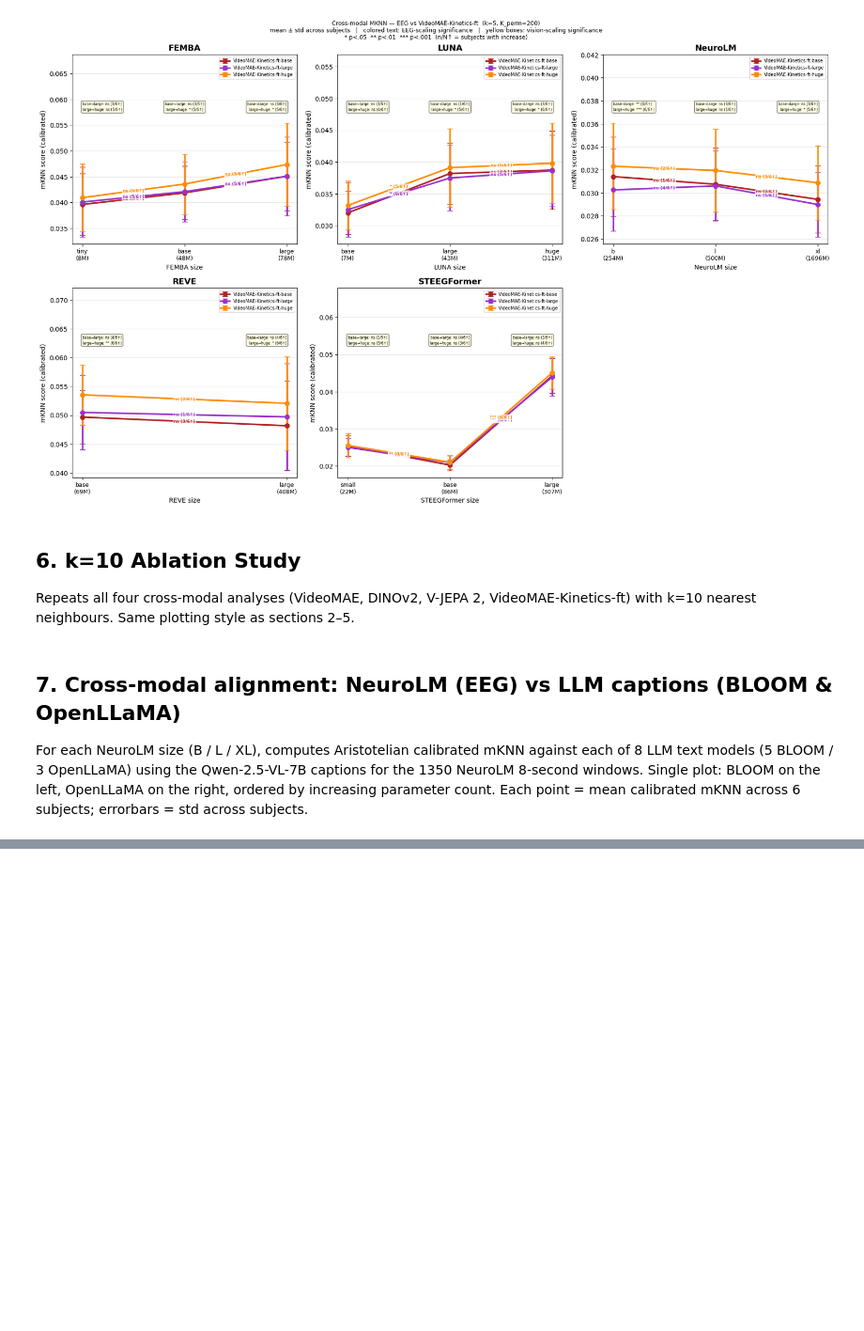
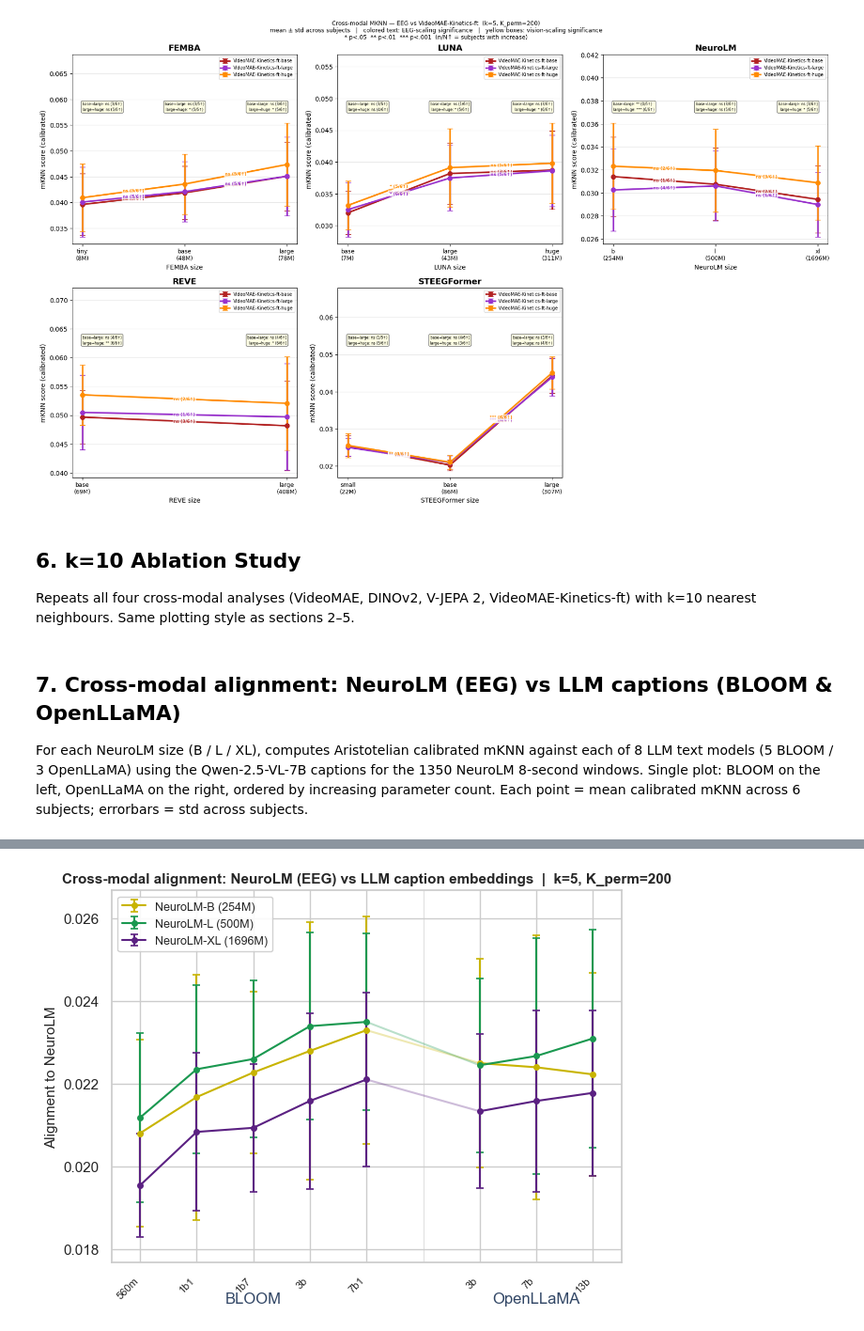
Before and after one commit to nwaehner/platonic-brain, a Jupyter notebook: notebooks/analyze_mknn_hf.ipynb, the cells around one changed output, grey strips where cells are left out. Shown at 94% size. Saved outputs shown, nothing was run; the diff lists cells and outputs as text; code cells hidden in the pictures; blank space fills up the shorter version.

```diff
--- a/notebooks/analyze_mknn_hf.ipynb
+++ b/notebooks/analyze_mknn_hf.ipynb
@@ -718,65 +707,101 @@ sns.set_theme(style='whitegrid')
 def plot_llm_alignment(cross_data, bloom_stems, ollama_stems,
                        ylabel='Alignment to NeuroLM', title=''):
     """
-    Aristotelian-paper style LLM alignment plot:
-      • Circles + solid lines = mean calibrated mKNN across subjects
-      • Diamonds (no line)    = individual subject scores
-      • X-ticks: family name on every tick, one-tick gap between families
+    Aristotelian-paper style LLM alignment plot (mirrors _render_alignment_by_family):
+      • Solid lines + errorbars within each model family
+      • Transparent connecting line (alpha=0.3) between BLOOM → OpenLLaMA
+      • Tight ylim with 8% padding; square-ish figure
+      • Size labels on x-ticks, family names via annotate below
+      • Vertical separator between families
     """
     neuro_sizes = EEG['neurolm']['sizes']           # ['b', 'l', 'xl']
     colors      = {'b': '#c8b400', 'l': '#1a9850', 'xl': '#5b2182'}
-    labels      = {sz: f'NeuroLM-{sz.upper()} ({PARAMS["neurolm"][sz]}M)'
+    size_labels = {sz: 'NeuroLM-' + sz.upper() + ' (' + str(PARAMS['neurolm'][sz]) + 'M)'
                    for sz in neuro_sizes}
 
-    # X positions: BLOOM at 0-4, gap at 5, OpenLLaMA at 6-8
-    bloom_x   = np.arange(len(bloom_stems))                          # 0..4
-    ollama_x  = np.arange(len(bloom_stems) + 1,
-                           len(bloom_stems) + 1 + len(ollama_stems)) # 6..8
-    x_all     = np.concatenate([bloom_x, ollama_x])
+    # X positions: BLOOM at 0..4, gap at 5, OpenLLaMA at 6..8
+    bloom_x  = np.arange(len(bloom_stems))
+    ollama_x = np.arange(len(bloom_stems) + 1,
+                          len(bloom_stems) + 1 + len(ollama_stems))
+    x_all    = np.concatenate([bloom_x, ollama_x])
     all_stems = bloom_stems + ollama_stems
 
+    # (stem_slice_start, stem_slice_end, x_positions)
+    family_ranges = [
+        (0,               len(bloom_stems),  bloom_x),
+        (len(bloom_stems), len(all_stems),   ollama_x),
+    ]
+
+    fig, ax = plt.subplots(figsize=(7, 6))
+
+    all_means, all_stds = [], []
+    for sz in neuro_sizes:
+        c     = colors[sz]
+        means = np.array([cross_data[(sz, s)]['s_cal'].mean() for s in all_stems])
+        stds  = np.array([cross_data[(sz, s)]['s_cal'].std()  for s in all_stems])
+        all_means.append(means)
+        all_stds.append(stds)
+
+        # Within-family: solid line + errorbars
+        first = True
+        for start, end, xg in family_ranges:
+            ax.errorbar(xg, means[start:end], yerr=stds[start:end],
+                        color=c, lw=1.5, marker='o', ms=4,
+                        capsize=3, capthick=1.2, zorder=4,
+                        label=size_labels[sz] if first else None)
+            first = False
+
+        # Between families: transparent connector
+        for i in range(len(family_ranges) - 1):
+            _, end1, xg1 = family_ranges[i]
+            start2, _, xg2 = family_ranges[i + 1]
+            ax.plot([xg1[-1], xg2[0]], [means[end1 - 1], means[start2]],
+                    '-', color=c, lw=1.5, alpha=0.3, zorder=3)
+
+    # Tight ylim
+    hi = max((m + s).max() for m, s in zip(all_means, all_stds))
+    lo = min((m - s).min() for m, s in zip(all_means, all_stds))
+    pad = 0.08 * (hi - lo) if hi > lo else 0.02
+    ax.set_ylim(lo - pad, hi + pad)
+
+    # X-ticks: short size labels, rotated
     def short(stem):
         return stem.replace('bloomz-', '').replace('open_llama_', '')
 
-    def tick_label(i, stem):
-        family = 'BLOOM' if i < len(bloom_stems) else 'OpenLLaMA'
-        return f'{family}\n{short(stem)}'
-
-    fig, ax = plt.subplots(figsize=(11, 5))
-
-    for sz in neuro_sizes:
-        c     = colors[sz]
-        means = []
-        for xi, (xpos, stem) in enumerate(zip(x_all, all_stems)):
-            scores = cross_data[(sz, stem)]['s_cal']   # (S,)
-            means.append(scores.mean())
-            ax.scatter([xpos] * len(scores), scores,
-                       color=c, marker='D', s=22, alpha=0.45, zorder=3, linewidths=0)
-        ax.plot(x_all, means, color=c, lw=2, marker='o', ms=6,
-                zorder=4, label=labels[sz])
-
-    tick_labels = [tick_label(i, s) for i, s in enumerate(all_stems)]
     ax.set_xticks(x_all)
-    ax.set_xticklabels(tick_labels, fontsize=8.5)
+    ax.set_xticklabels([short(s) for s in all_stems],
+                       fontsize=8, rotation=45, ha='right')
     ax.set_xlim(-0.5, ollama_x[-1] + 0.5)
 
+    # Family name annotations below x-ticks (Aristotelian style)
+    for center, name in [(bloom_x.mean(), 'BLOOM'), (ollama_x.mean(), 'OpenLLaMA')]:
+        ax.annotate(name, xy=(center, 0), xycoords=('data', 'axes fraction'),
+                    xytext=(0, -22), textcoords='offset points',
+                    ha='center', va='top', fontsize=12,
+                    fontweight='medium', color='#324766')
+
+    # Vertical separator between families
+    ax.axvline((bloom_x[-1] + ollama_x[0]) / 2,
+               color='#E0E0E0', linewidth=0.8, zorder=0)
+
     ax.set_ylabel(ylabel, fontsize=11)
-    ax.set_ylim(bottom=0)
     ax.legend(fontsize=9, framealpha=0.9)
     if title:
-        ax.set_title(title, fontsize=12, fontweight='bold')
+        ax.set_title(title, fontsize=11, fontweight='bold')
 
-    plt.tight_layout()
+    plt.subplots_adjust(bottom=0.22)
     plt.savefig('neurolm_vs_llms_mknn.png', dpi=150, bbox_inches='tight')
     plt.show()
 
 
 plot_llm_alignment(
     cross_llm, BLOOM_STEMS, OPENLLAMA_STEMS,
     ylabel='Alignment to NeuroLM',
     title=f'Cross-modal alignment: NeuroLM (EEG) vs LLM caption embeddings'
           f'  |  k={K_MKNN}, K_perm={K_PERM}',
 )
+# %% [output]
+[figure, added]
 # %%
 # ── Simulated-data demo — run this to check the plot format ──────────────────
 _rng  = np.random.default_rng(7)
```
Also changed, not shown: parts of 8 cells of this notebook.
